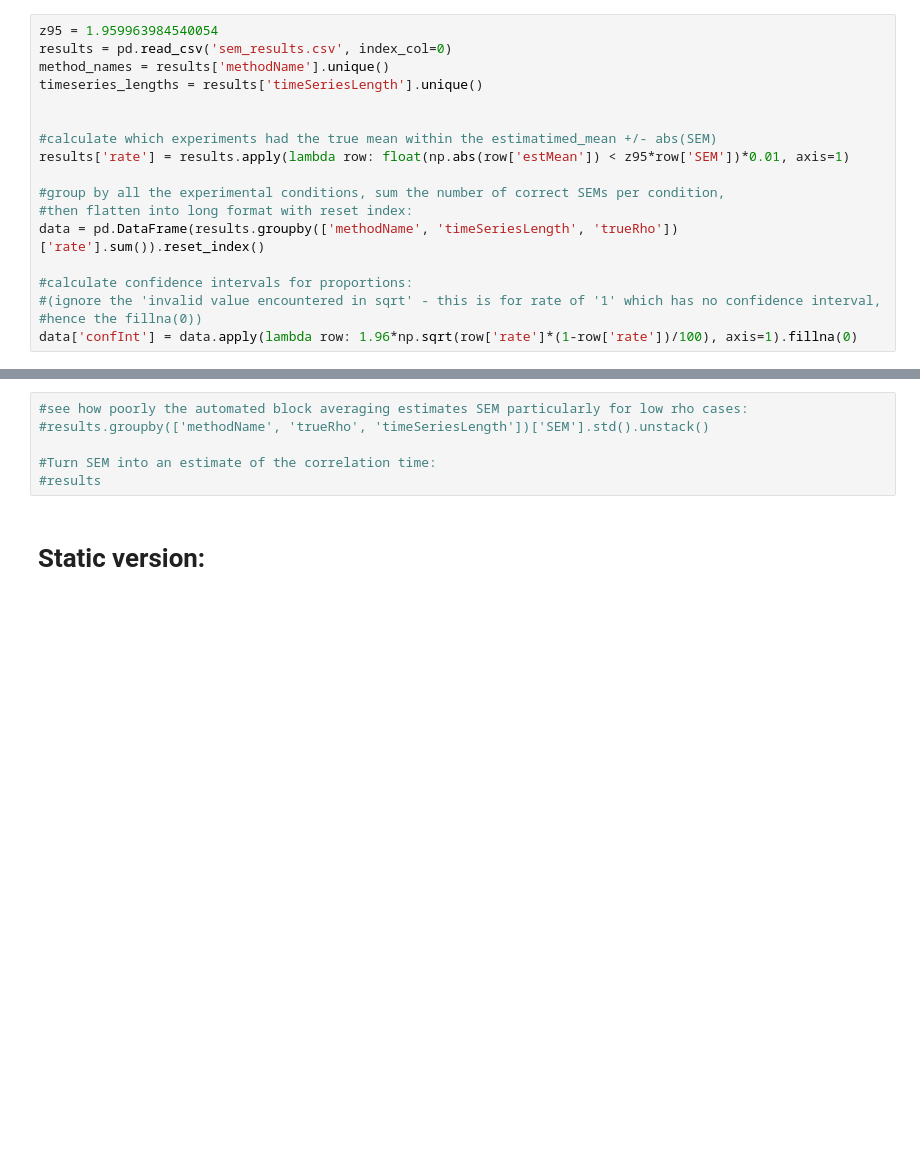
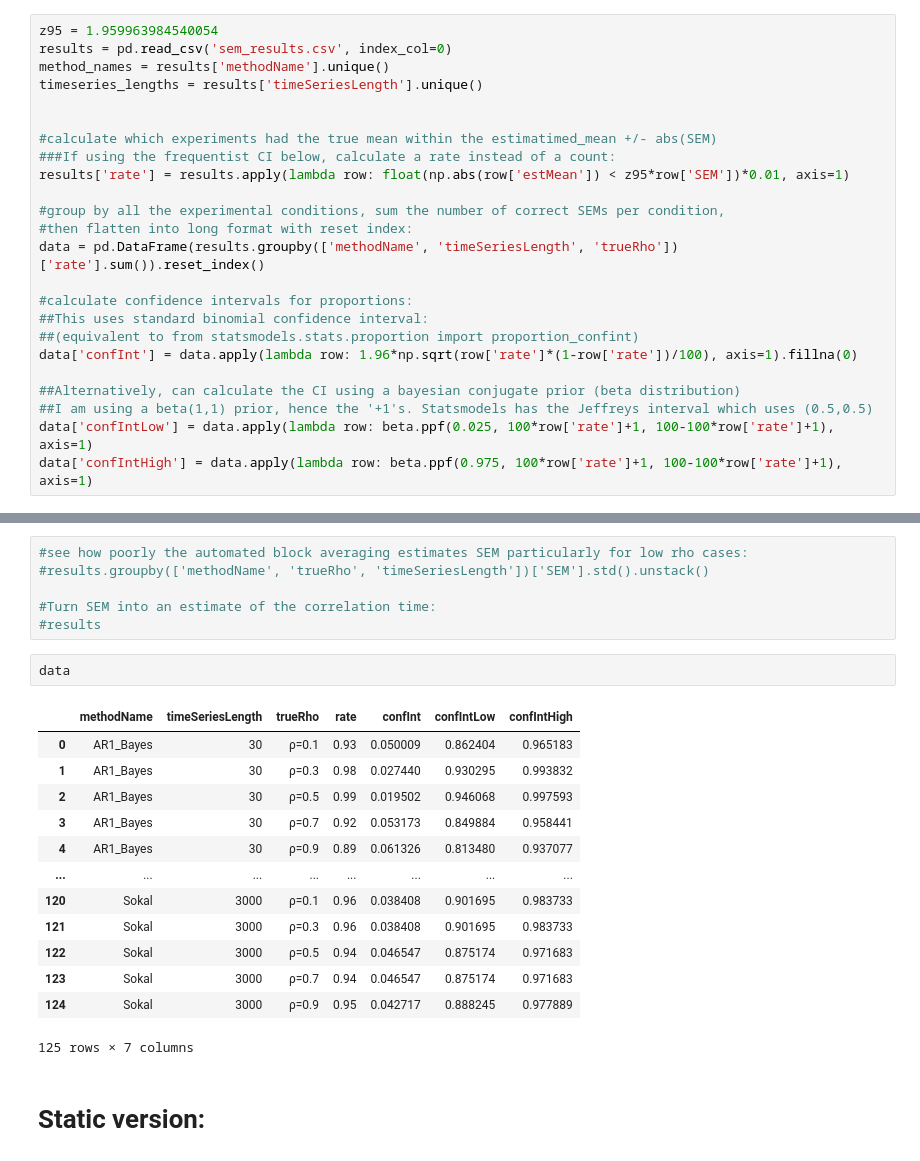
Before and after one commit to ljmartin/estimating_sem_timeseries, a Jupyter notebook: plot.ipynb, the cells around one changed output, grey strips where cells are left out. Cells and saved outputs as stored; diff of their text form; blank space fills up the shorter version.

Commit message:
used run-up to avoid bias in simulated timeseries; added bayesian proportion credible regions

```diff
--- a/plot.ipynb
+++ b/plot.ipynb
@@ -10,6 +11,7 @@ timeseries_lengths = results['timeSeriesLength'].unique()
 
 
 #calculate which experiments had the true mean within the estimatimed_mean +/- abs(SEM)
+###If using the frequentist CI below, calculate a rate instead of a count:
 results['rate'] = results.apply(lambda row: float(np.abs(row['estMean']) < z95*row['SEM'])*0.01, axis=1)
 
 #group by all the experimental conditions, sum the number of correct SEMs per condition,
@@ -17,9 +19,14 @@ results['rate'] = results.apply(lambda row: float(np.abs(row['estMean']) < z95*r
 data = pd.DataFrame(results.groupby(['methodName', 'timeSeriesLength', 'trueRho'])['rate'].sum()).reset_index()
 
 #calculate confidence intervals for proportions:
-#(ignore the 'invalid value encountered in sqrt' - this is for rate of '1' which has no confidence interval,
-#hence the fillna(0))
+##This uses standard binomial confidence interval:
+##(equivalent to from statsmodels.stats.proportion import proportion_confint)
 data['confInt'] = data.apply(lambda row: 1.96*np.sqrt(row['rate']*(1-row['rate'])/100), axis=1).fillna(0)
+
+##Alternatively, can calculate the CI using a bayesian conjugate prior (beta distribution)
+##I am using a beta(1,1) prior, hence the '+1's. Statsmodels has the Jeffreys interval which uses (0.5,0.5)
+data['confIntLow'] = data.apply(lambda row: beta.ppf(0.025, 100*row['rate']+1, 100-100*row['rate']+1), axis=1)
+data['confIntHigh'] = data.apply(lambda row: beta.ppf(0.975, 100*row['rate']+1, 100-100*row['rate']+1), axis=1)
 # %%
 #This is simply to avoid formatting the faceted plot later:
 data['trueRho'] =data.apply(lambda row: 'ρ='+str(row['trueRho']),axis=1)
@@ -29,6 +36,22 @@ data['trueRho'] =data.apply(lambda row: 'ρ='+str(row['trueRho']),axis=1)
 
 #Turn SEM into an estimate of the correlation time:
 #results
+# %%
+data
+# %% [output]
+|  | methodName | timeSeriesLength | trueRho | rate | confInt | confIntLow | confIntHigh |
+| 0 | AR1_Bayes | 30 | ρ=0.1 | 0.93 | 0.050009 | 0.862404 | 0.965183 |
+| 1 | AR1_Bayes | 30 | ρ=0.3 | 0.98 | 0.027440 | 0.930295 | 0.993832 |
+| 2 | AR1_Bayes | 30 | ρ=0.5 | 0.99 | 0.019502 | 0.946068 | 0.997593 |
+| 3 | AR1_Bayes | 30 | ρ=0.7 | 0.92 | 0.053173 | 0.849884 | 0.958441 |
+| 4 | AR1_Bayes | 30 | ρ=0.9 | 0.89 | 0.061326 | 0.813480 | 0.937077 |
+| ... | ... | ... | ... | ... | ... | ... | ... |
+| 120 | Sokal | 3000 | ρ=0.1 | 0.96 | 0.038408 | 0.901695 | 0.983733 |
+| 121 | Sokal | 3000 | ρ=0.3 | 0.96 | 0.038408 | 0.901695 | 0.983733 |
+| 122 | Sokal | 3000 | ρ=0.5 | 0.94 | 0.046547 | 0.875174 | 0.971683 |
+| 123 | Sokal | 3000 | ρ=0.7 | 0.94 | 0.046547 | 0.875174 | 0.971683 |
+| 124 | Sokal | 3000 | ρ=0.9 | 0.95 | 0.042717 | 0.888245 | 0.977889 |
+125 rows × 7 columns
 # %% [markdown]
 # Static version:
 # %%
```
Also changed, not shown: parts of 3 cells of this notebook, 4 other files.
